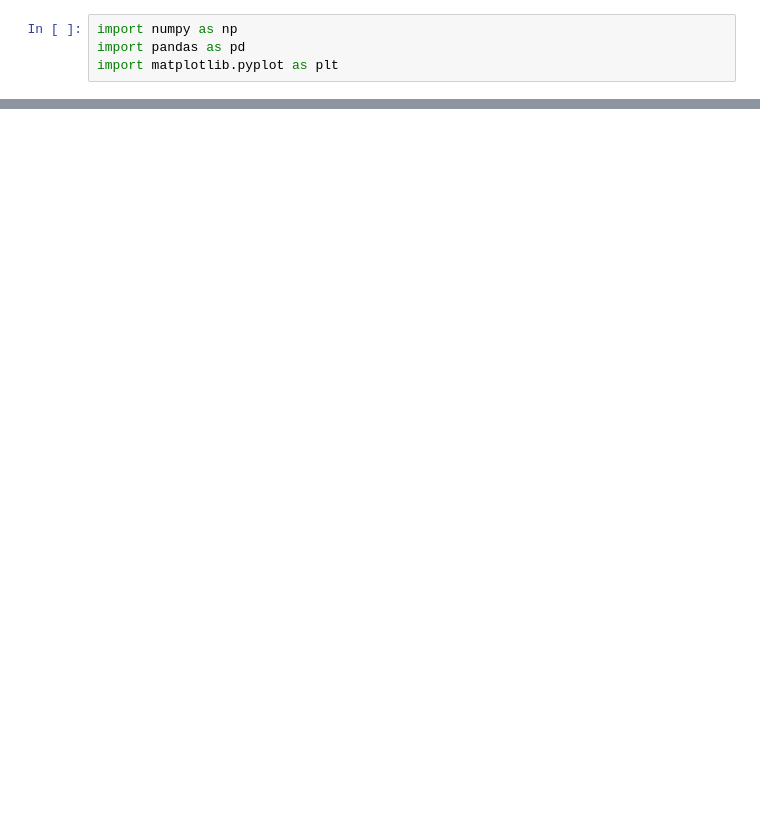
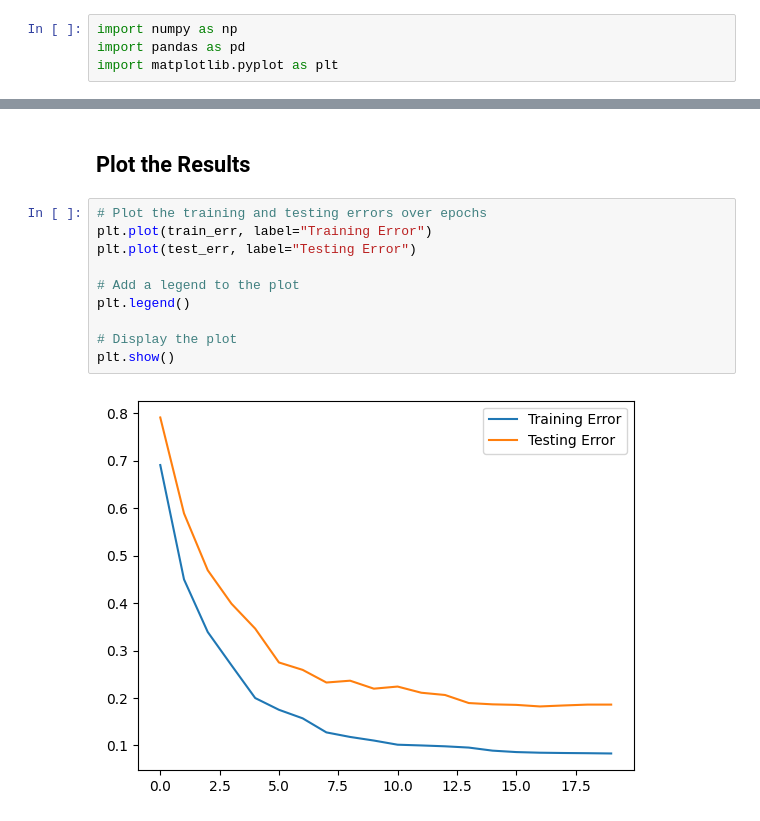
Before and after one commit to oyjuffer/NNCI-3, a Jupyter notebook: main.ipynb, the cells around one changed output, grey strips where cells are left out. Saved outputs shown, nothing was run; the diff lists cells and outputs as text; blank space fills up the shorter version.

```diff
--- a/main.ipynb
+++ b/main.ipynb
@@ -131,0 +162,14 @@ ValueError: operands could not be broadcast together with shapes (2,) (50,)
+# %% [markdown]
+## Plot the Results
+# %%
+# Plot the training and testing errors over epochs
+plt.plot(train_err, label="Training Error")
+plt.plot(test_err, label="Testing Error")
+
+# Add a legend to the plot
+plt.legend()
+
+# Display the plot
+plt.show()
+# %% [output]
+[figure, added]
```
Also changed, not shown: parts of 6 cells of this notebook.
